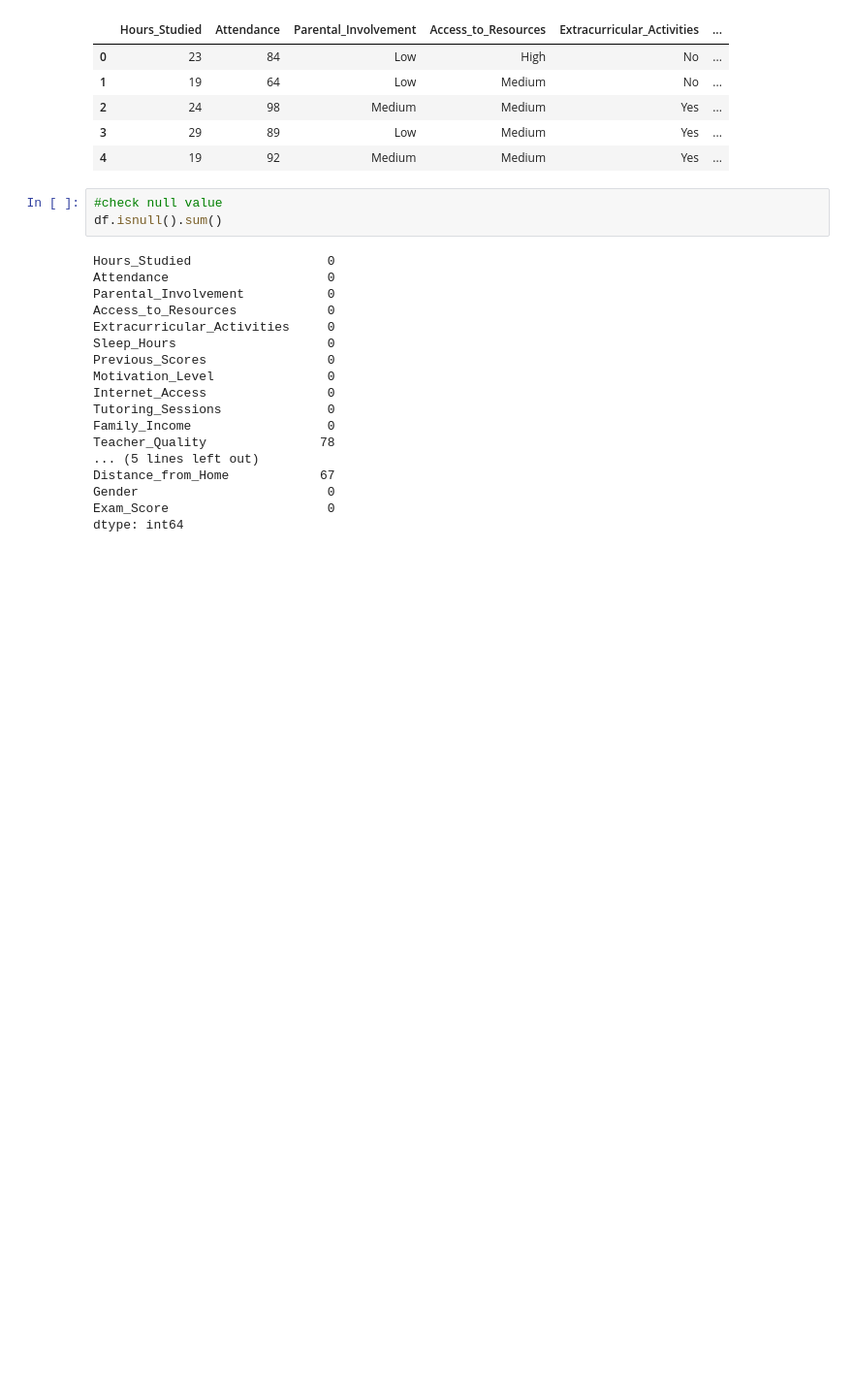
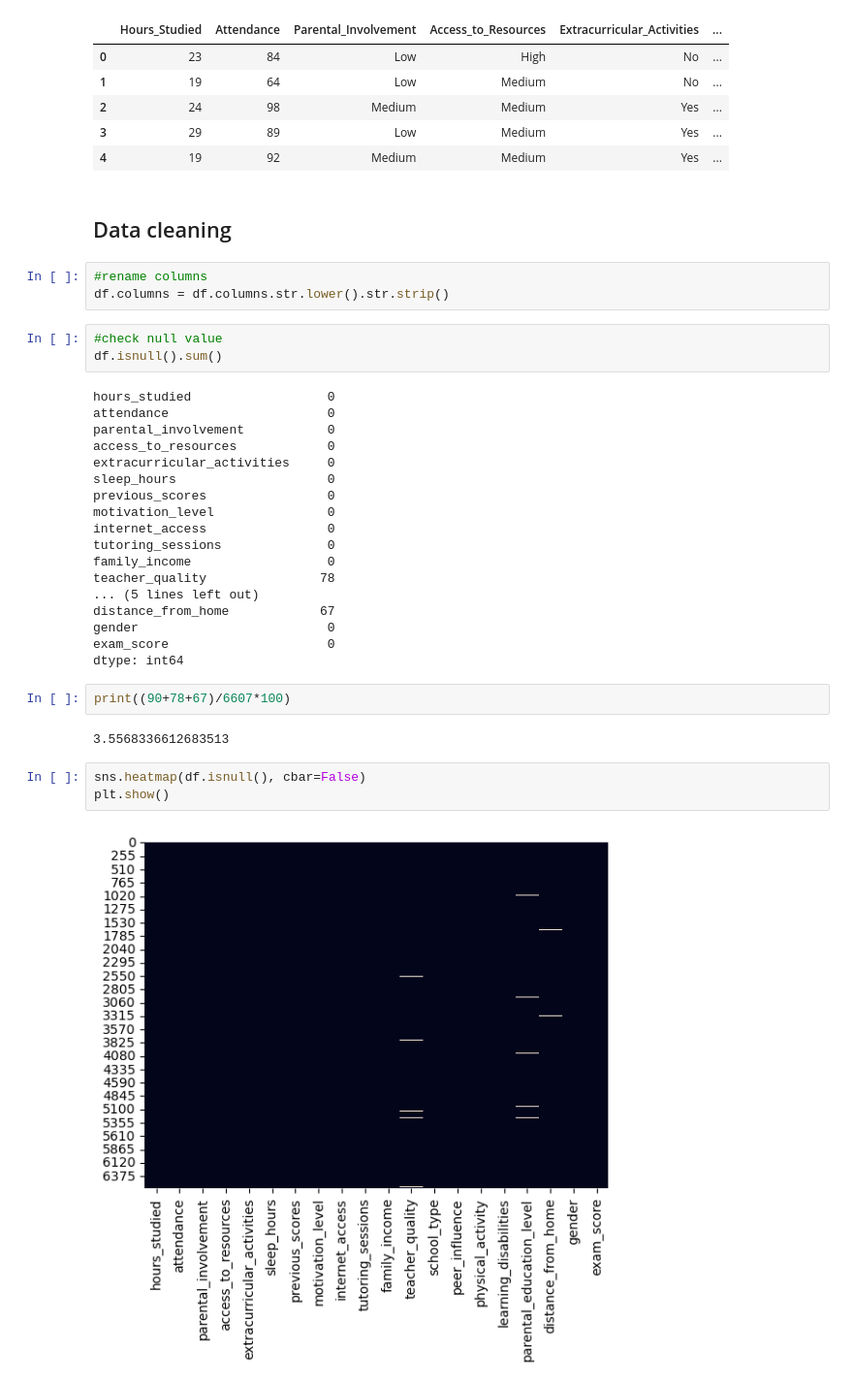
Before and after one commit to minhngocda/kaggle_student_performance_factors, a Jupyter notebook: Student_performance_sample.ipynb, the cells around one changed output. Shown at 97% size. Cells and saved outputs as stored; diff of their text form; blank space fills up the shorter version.

Commit message:
finish cleaning data

```diff
--- a/Student_performance_sample.ipynb
+++ b/Student_performance_sample.ipynb
@@ -61,24 +54,38 @@ df.head()
 | 2 | 24 | 98 | Medium | Medium | Yes | ... |
 | 3 | 29 | 89 | Low | Medium | Yes | ... |
 | 4 | 19 | 92 | Medium | Medium | Yes | ... |
+# %% [markdown]
+## Data cleaning
+# %%
+#rename columns
+df.columns = df.columns.str.lower().str.strip()
 # %%
 #check null value
 df.isnull().sum()
 # %% [output]
-Hours_Studied                  0
-Attendance                     0
-Parental_Involvement           0
-Access_to_Resources            0
-Extracurricular_Activities     0
-Sleep_Hours                    0
-Previous_Scores                0
-Motivation_Level               0
-Internet_Access                0
-Tutoring_Sessions              0
-Family_Income                  0
-Teacher_Quality               78
+hours_studied                  0
+attendance                     0
+parental_involvement           0
+access_to_resources            0
+extracurricular_activities     0
+sleep_hours                    0
+previous_scores                0
+motivation_level               0
+internet_access                0
+tutoring_sessions              0
+family_income                  0
+teacher_quality               78
 ... (5 lines left out)
-Distance_from_Home            67
-Gender                         0
-Exam_Score                     0
+distance_from_home            67
+gender                         0
+exam_score                     0
 dtype: int64
+# %%
+print((90+78+67)/6607*100)
+# %% [output]
+3.5568336612683513
+# %%
+sns.heatmap(df.isnull(), cbar=False)
+plt.show()
+# %% [output]
+[figure, added]
```
Also changed, not shown: parts of 16 cells of this notebook.
